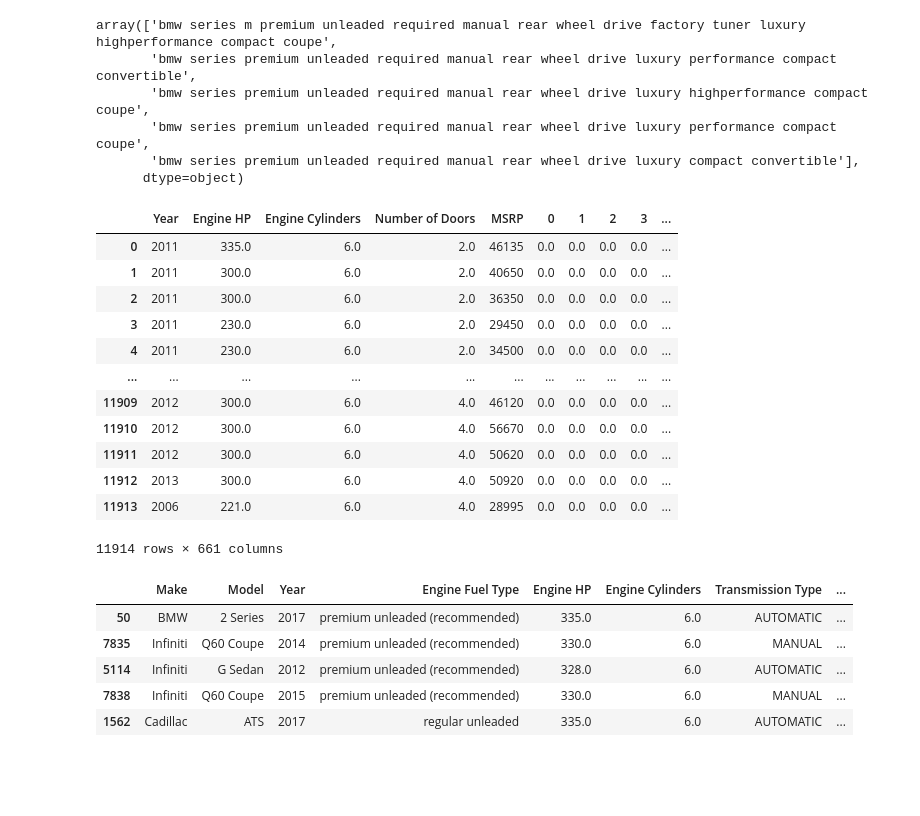
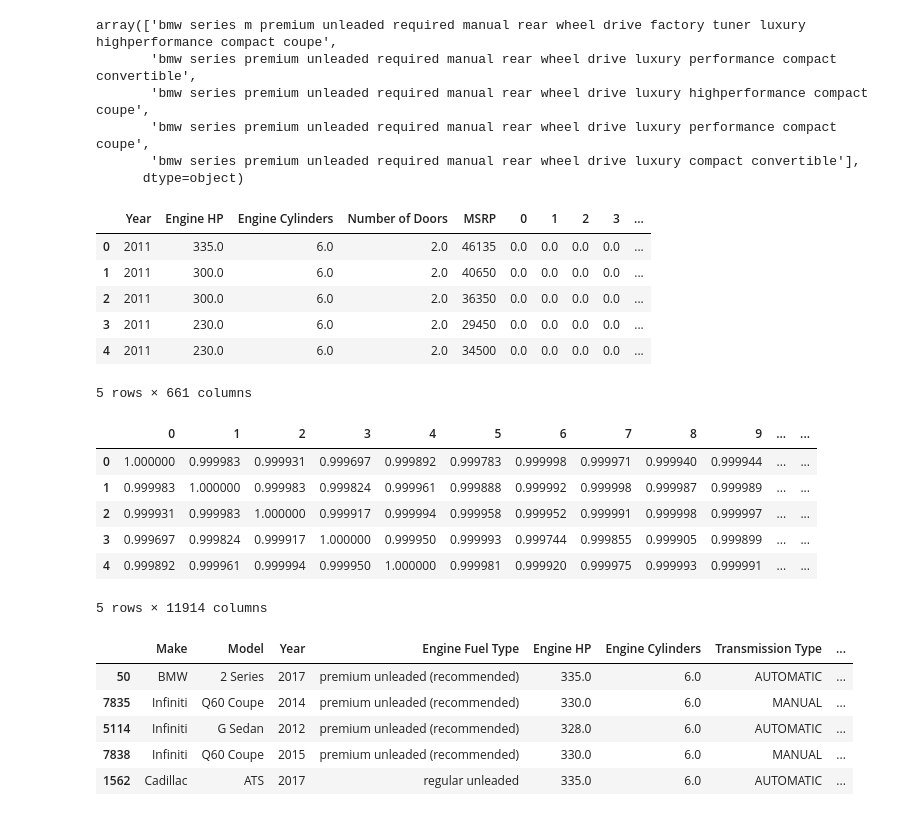
Before and after one commit to pashioya/recommender-system, a Jupyter notebook: content-based/text-feature-vectorization.ipynb, the cells around one changed output. Saved outputs shown, nothing was run; the diff lists cells and outputs as text; code cells hidden in the pictures; blank space fills up the shorter version.

```diff
--- a/content-based/text-feature-vectorization.ipynb
+++ b/content-based/text-feature-vectorization.ipynb
@@ -60,28 +60,22 @@ tf_idf_matrix = tf_idf_vectorizer.fit_transform(processed_car_features['combined
 # %%
 from scipy.sparse import hstack
 
 # Combine numerical features and TF-IDF vectors
 combined_features = pd.concat([processed_car_features[numerical_features], pd.DataFrame(tf_idf_matrix.toarray())], axis=1)
 
 # If you want to stack sparse matrices horizontally, you can use hstack
 # combined_features = hstack((processed_car_features[numerical_features], tf_idf_matrix))
 
 # Now, combined_features contains both the numerical features and TF-IDF vectors.
-combined_features
+combined_features.head()
 # %% [output]
 |  | Year | Engine HP | Engine Cylinders | Number of Doors | MSRP | 0 | 1 | 2 | 3 | ... |
 | 0 | 2011 | 335.0 | 6.0 | 2.0 | 46135 | 0.0 | 0.0 | 0.0 | 0.0 | ... |
 | 1 | 2011 | 300.0 | 6.0 | 2.0 | 40650 | 0.0 | 0.0 | 0.0 | 0.0 | ... |
 | 2 | 2011 | 300.0 | 6.0 | 2.0 | 36350 | 0.0 | 0.0 | 0.0 | 0.0 | ... |
 | 3 | 2011 | 230.0 | 6.0 | 2.0 | 29450 | 0.0 | 0.0 | 0.0 | 0.0 | ... |
 | 4 | 2011 | 230.0 | 6.0 | 2.0 | 34500 | 0.0 | 0.0 | 0.0 | 0.0 | ... |
-| ... | ... | ... | ... | ... | ... | ... | ... | ... | ... | ... |
-| 11909 | 2012 | 300.0 | 6.0 | 4.0 | 46120 | 0.0 | 0.0 | 0.0 | 0.0 | ... |
-| 11910 | 2012 | 300.0 | 6.0 | 4.0 | 56670 | 0.0 | 0.0 | 0.0 | 0.0 | ... |
-| 11911 | 2012 | 300.0 | 6.0 | 4.0 | 50620 | 0.0 | 0.0 | 0.0 | 0.0 | ... |
-| 11912 | 2013 | 300.0 | 6.0 | 4.0 | 50920 | 0.0 | 0.0 | 0.0 | 0.0 | ... |
-| 11913 | 2006 | 221.0 | 6.0 | 4.0 | 28995 | 0.0 | 0.0 | 0.0 | 0.0 | ... |
-11914 rows × 661 columns
+5 rows × 661 columns
 # %%
 from sklearn.metrics.pairwise import cosine_similarity
 
@@ -93,6 +87,15 @@ similarity_matrix = cosine_similarity(combined_features)
 # convert the similarity matrix to a DataFrame for better readability(optional)
 similarity_df = pd.DataFrame(similarity_matrix, columns=range(len(combined_features)), index=range(len(combined_features)))
 #  Now, you can use similarity_matrix or similarity_df for recommendations or other similarity-based tasks
+similarity_df.head()
+# %% [output]
+|  | 0 | 1 | 2 | 3 | 4 | 5 | 6 | 7 | 8 | 9 | ... | ... |
+| 0 | 1.000000 | 0.999983 | 0.999931 | 0.999697 | 0.999892 | 0.999783 | 0.999998 | 0.999971 | 0.999940 | 0.999944 | ... | ... |
+| 1 | 0.999983 | 1.000000 | 0.999983 | 0.999824 | 0.999961 | 0.999888 | 0.999992 | 0.999998 | 0.999987 | 0.999989 | ... | ... |
+| 2 | 0.999931 | 0.999983 | 1.000000 | 0.999917 | 0.999994 | 0.999958 | 0.999952 | 0.999991 | 0.999998 | 0.999997 | ... | ... |
+| 3 | 0.999697 | 0.999824 | 0.999917 | 1.000000 | 0.999950 | 0.999993 | 0.999744 | 0.999855 | 0.999905 | 0.999899 | ... | ... |
+| 4 | 0.999892 | 0.999961 | 0.999994 | 0.999950 | 1.000000 | 0.999981 | 0.999920 | 0.999975 | 0.999993 | 0.999991 | ... | ... |
+5 rows × 11914 columns
 # %%
 # Define a function to generate recommendations for a given car
 def generate_recommendations(car_id, combined_features, num_recommendations=5):
```
Also changed, not shown: parts of 3 cells of this notebook, 3 other files.
